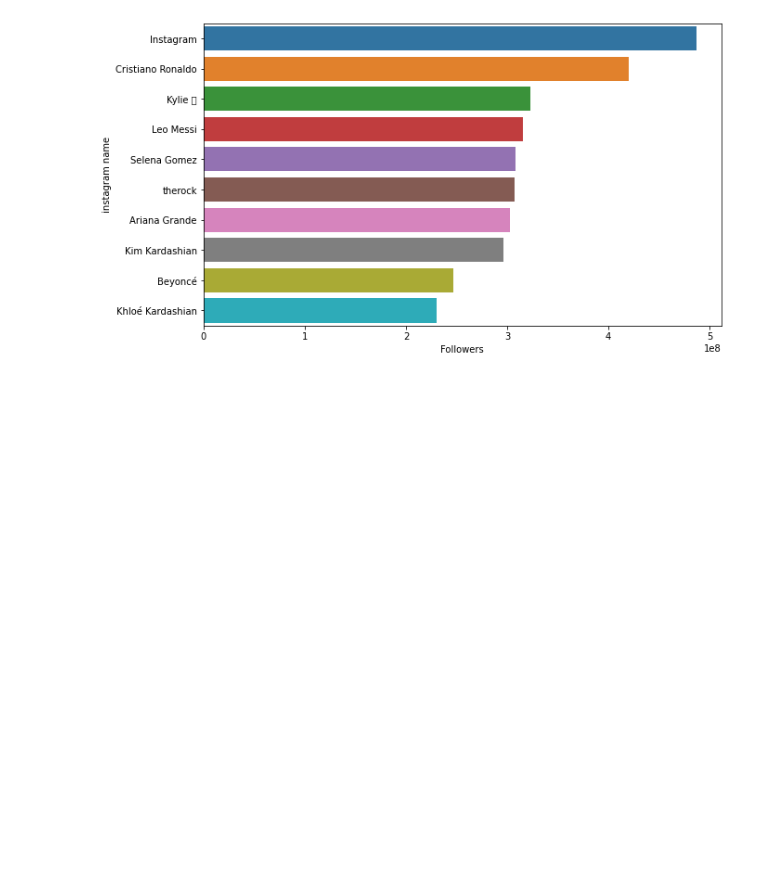
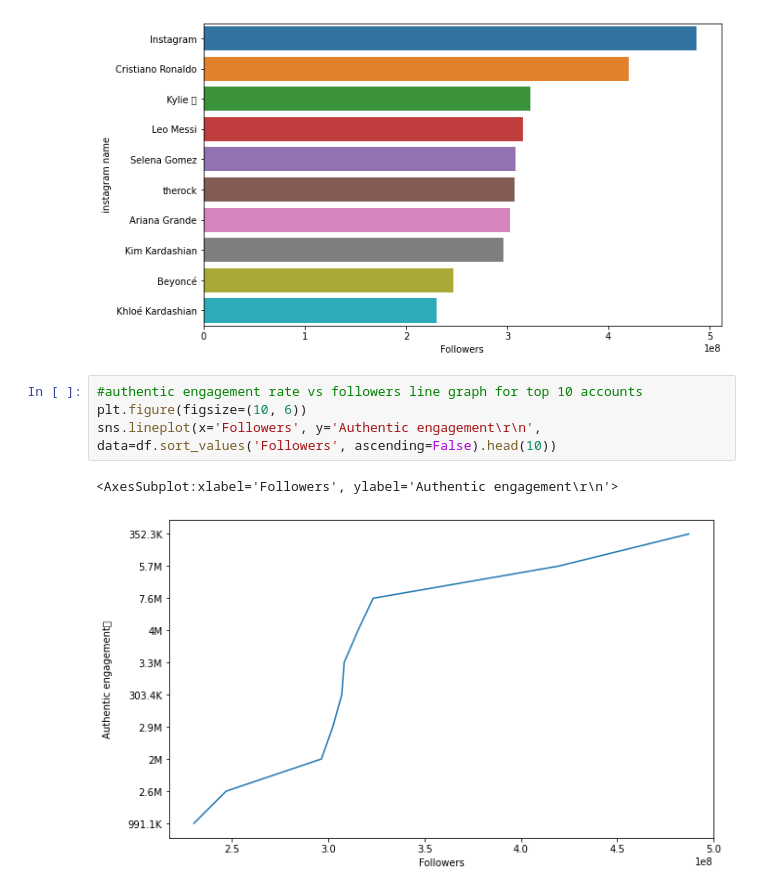
Before and after one commit to lnavneet331/data-analysis, a Jupyter notebook: Instagram analysis/instagram_analysis.ipynb, the cells around one changed output. Cells and saved outputs as stored; diff of their text form; blank space fills up the shorter version.

```diff
--- a/Instagram analysis/instagram_analysis.ipynb
+++ b/Instagram analysis/instagram_analysis.ipynb
@@ -261,3 +261,10 @@ sns.barplot(x='Followers', y='instagram name', data=df.sort_values('Followers',
 # %% [output]
 <AxesSubplot:xlabel='Followers', ylabel='instagram name'>
 [figure]
+# %%
+#authentic engagement rate vs followers line graph for top 10 accounts
+plt.figure(figsize=(10, 6))
+sns.lineplot(x='Followers', y='Authentic engagement\r\n', data=df.sort_values('Followers', ascending=False).head(10))
+# %% [output]
+<AxesSubplot:xlabel='Followers', ylabel='Authentic engagement\r\n'>
+[figure, added]
```
Also changed, not shown: parts of 2 cells of this notebook.
